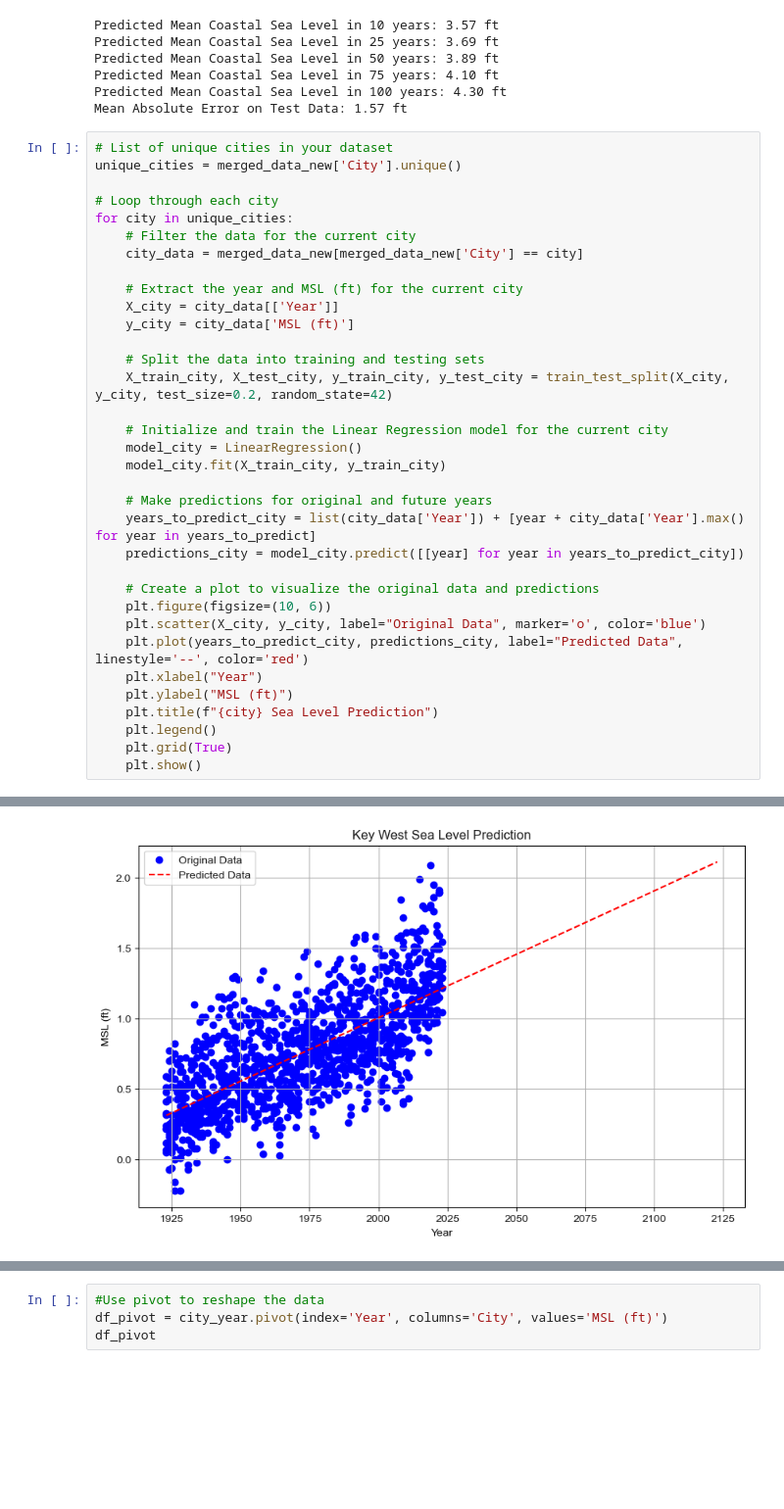
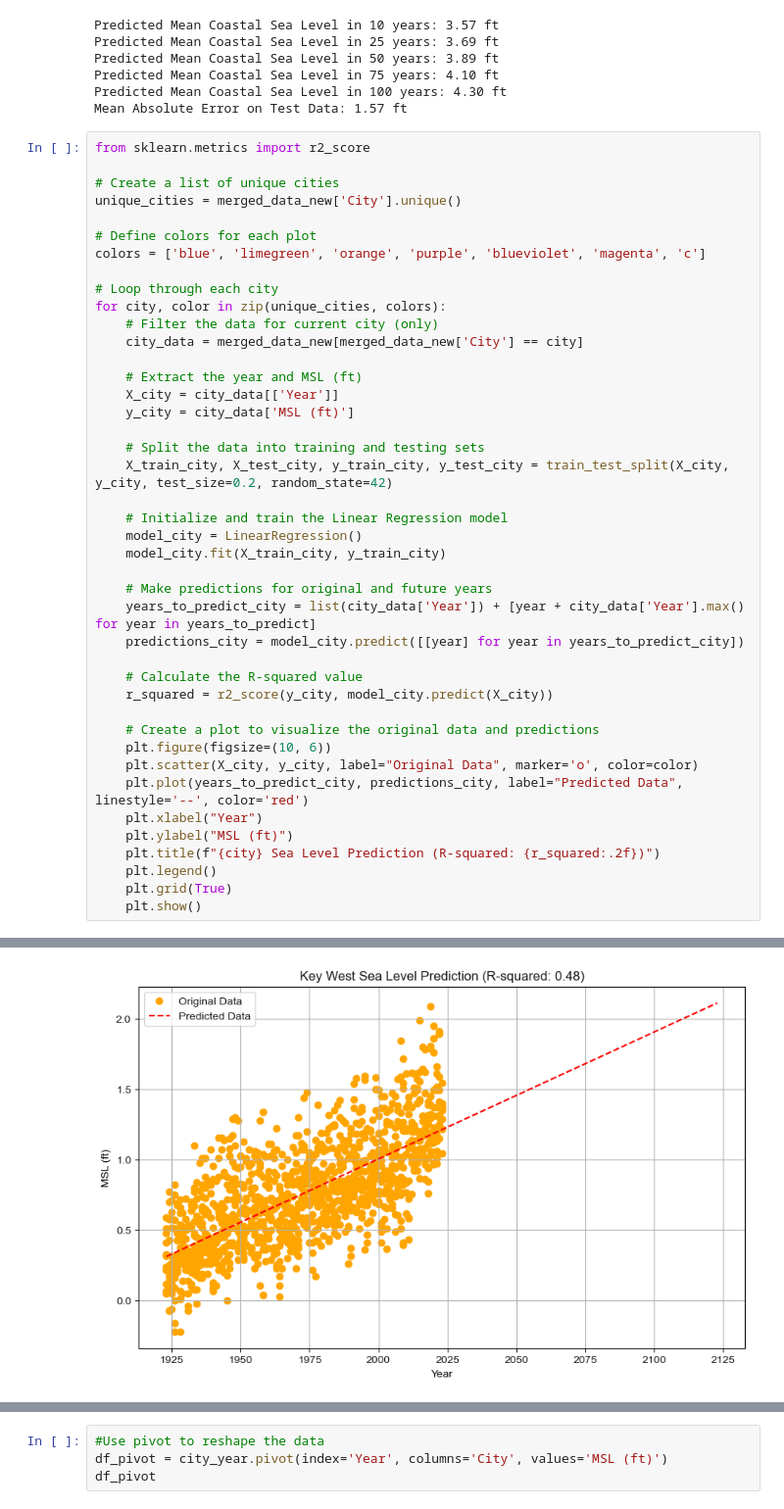
Before and after one commit to BethSequera/Machine_Learning-Project, a Jupyter notebook: Sea_Level_Project2023/SeaLevel_Project_4.ipynb, the cells around one changed output, grey strips where cells are left out. Shown at 98% size. Drawn from its saved outputs; the diff is of its cells as text; blank space fills up the shorter version.

Commit message:
New Regression Model_annual mean

```diff
--- a/Sea_Level_Project2023/SeaLevel_Project_4.ipynb
+++ b/Sea_Level_Project2023/SeaLevel_Project_4.ipynb
@@ -280,22 +280,27 @@ Predicted Mean Coastal Sea Level in 75 years: 4.10 ft
 Predicted Mean Coastal Sea Level in 100 years: 4.30 ft
 Mean Absolute Error on Test Data: 1.57 ft
 # %%
-# List of unique cities in your dataset
+from sklearn.metrics import r2_score
+
+# Create a list of unique cities
 unique_cities = merged_data_new['City'].unique()
 
+# Define colors for each plot
+colors = ['blue', 'limegreen', 'orange', 'purple', 'blueviolet', 'magenta', 'c']
+
 # Loop through each city
-for city in unique_cities:
-    # Filter the data for the current city
+for city, color in zip(unique_cities, colors):
+    # Filter the data for current city (only)
     city_data = merged_data_new[merged_data_new['City'] == city]
 
-    # Extract the year and MSL (ft) for the current city
+    # Extract the year and MSL (ft)
     X_city = city_data[['Year']]
     y_city = city_data['MSL (ft)']
 
     # Split the data into training and testing sets
     X_train_city, X_test_city, y_train_city, y_test_city = train_test_split(X_city, y_city, test_size=0.2, random_state=42)
 
-    # Initialize and train the Linear Regression model for the current city
+    # Initialize and train the Linear Regression model
     model_city = LinearRegression()
     model_city.fit(X_train_city, y_train_city)
 
@@ -303,13 +308,16 @@ for city in unique_cities:
     years_to_predict_city = list(city_data['Year']) + [year + city_data['Year'].max() for year in years_to_predict]
     predictions_city = model_city.predict([[year] for year in years_to_predict_city])
 
+    # Calculate the R-squared value
+    r_squared = r2_score(y_city, model_city.predict(X_city))
+
     # Create a plot to visualize the original data and predictions
     plt.figure(figsize=(10, 6))
-    plt.scatter(X_city, y_city, label="Original Data", marker='o', color='blue')
+    plt.scatter(X_city, y_city, label="Original Data", marker='o', color=color)
     plt.plot(years_to_predict_city, predictions_city, label="Predicted Data", linestyle='--', color='red')
     plt.xlabel("Year")
     plt.ylabel("MSL (ft)")
-    plt.title(f"{city} Sea Level Prediction")
+    plt.title(f"{city} Sea Level Prediction (R-squared: {r_squared:.2f})")
     plt.legend()
     plt.grid(True)
     plt.show()
@@ -319 +327 @@ for city in unique_cities:
-[figure, old version]
+[figure, new version]
```
Also changed, not shown: parts of 7 cells of this notebook.
